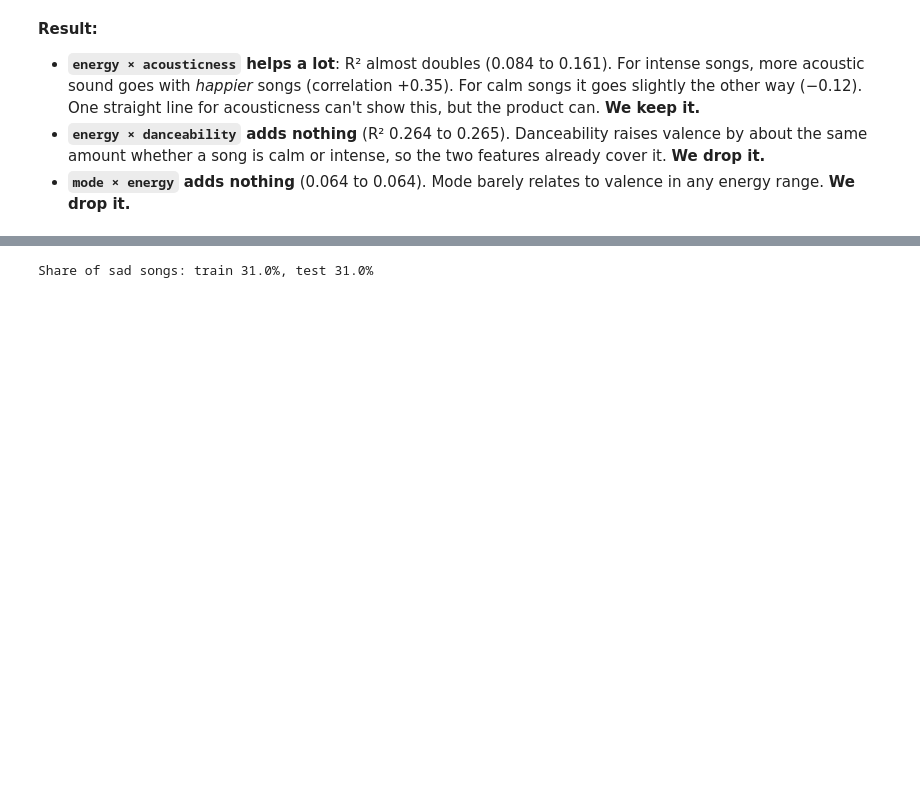
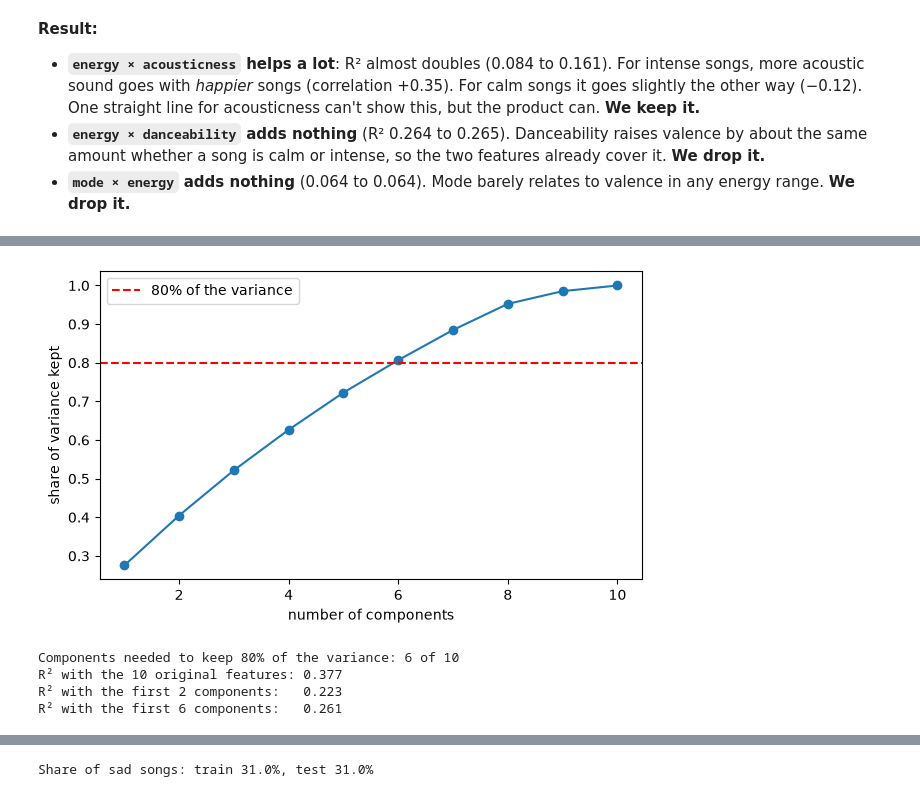
Before and after one commit to zhongda-Eddy/sadness-of-a-song, a Jupyter notebook: data_cleaning.ipynb, the cells around one changed output, grey strips where cells are left out. Drawn from its saved outputs; the diff is of its cells as text; code cells hidden in the pictures; blank space fills up the shorter version.

```diff
--- a/data_cleaning.ipynb
+++ b/data_cleaning.ipynb
@@ -781,0 +806,29 @@ for d in (train, test):
+# %%
+PCA_COLS = ["danceability", "energy", "loudness", "speechiness", "acousticness", "instrumentalness",
+            "log_liveness", "tempo", "log_duration", "mode"]
+
+scaled = StandardScaler().fit_transform(train[PCA_COLS])
+pca = PCA(random_state=RANDOM_STATE).fit(scaled)
+components = pca.transform(scaled)
+cum_var = np.cumsum(pca.explained_variance_ratio_)
+
+plt.figure(figsize=(7, 4))
+plt.plot(range(1, len(cum_var) + 1), cum_var, marker="o")
+plt.axhline(0.8, color="red", ls="--", label="80% of the variance")
+plt.xlabel("number of components")
+plt.ylabel("share of variance kept")
+plt.legend()
+plt.show()
+
+pc_data = pd.DataFrame(components, columns=[f"PC{i + 1}" for i in range(len(PCA_COLS))], index=train.index)
+pc_data["valence"] = train["valence"]
+print(f"Components needed to keep 80% of the variance: {np.argmax(cum_var >= 0.8) + 1} of {len(PCA_COLS)}")
+print(f"R² with the 10 original features: {r2_linear(train, PCA_COLS):.3f}")
+print(f"R² with the first 2 components:   {r2_linear(pc_data, ['PC1', 'PC2']):.3f}")
+print(f"R² with the first 6 components:   {r2_linear(pc_data, [f'PC{i}' for i in range(1, 7)]):.3f}")
+# %% [output]
+[figure, added]
+Components needed to keep 80% of the variance: 6 of 10
+R² with the 10 original features: 0.377
+R² with the first 2 components:   0.223
+R² with the first 6 components:   0.261
```
Also changed, not shown: parts of 12 cells of this notebook.
